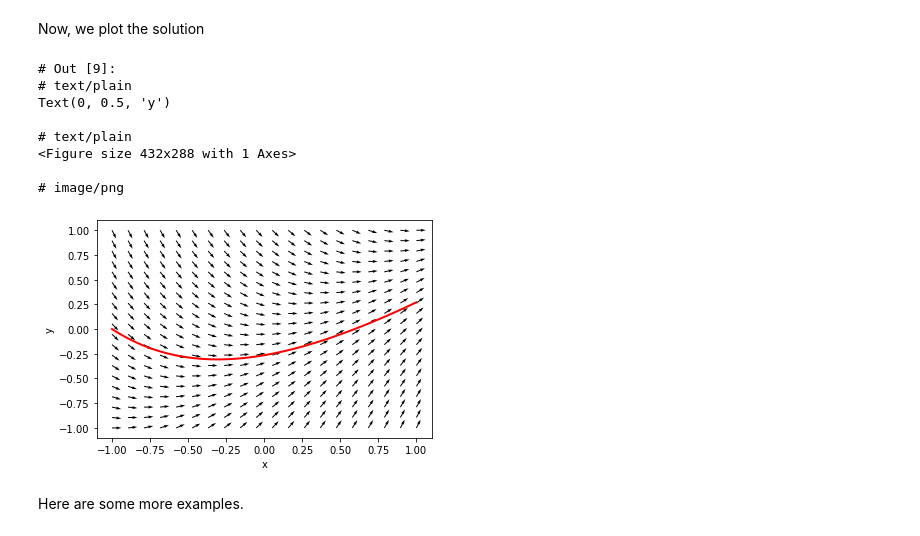
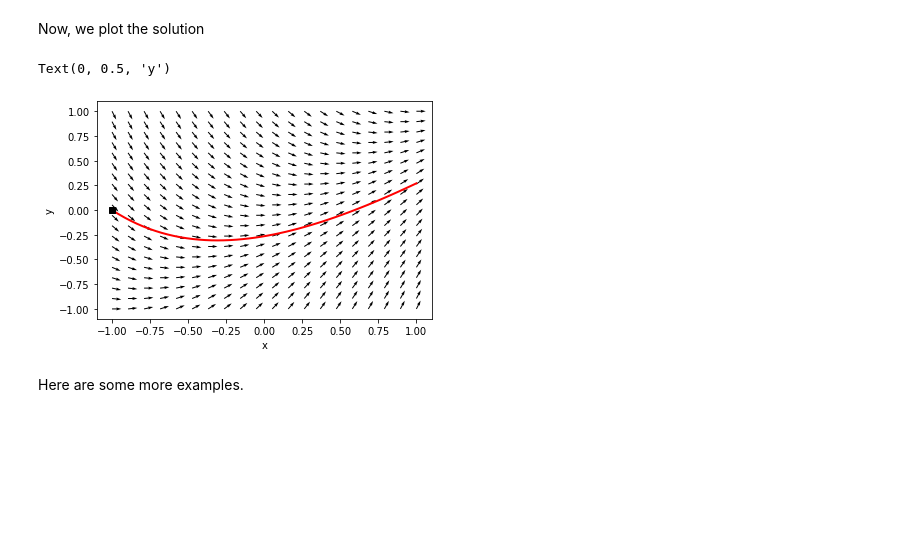
Before and after one commit to jkitchin/f19-06623, a Jupyter notebook: lectures/04-fode-2.ipynb, the cells around one changed output. Cells and saved outputs as stored; diff of their text form; code cells hidden in the pictures; blank space fills up the shorter version.

```diff
--- a/lectures/04-fode-2.ipynb
+++ b/lectures/04-fode-2.ipynb
@@ -132,18 +126,12 @@ Now, we plot the solution
 # %%
 plt.plot(sol.t, sol.y[0], 'r', lw=2)
 plt.quiver(X, Y, U, V)
+plt.plot(-1, 0, 'ks')
 plt.xlabel('x')
 plt.ylabel('y')
 # %% [output]
-# Out [9]:
-# text/plain
 Text(0, 0.5, 'y')
-
-# text/plain
-<Figure size 432x288 with 1 Axes>
-
-# image/png
-[figure, old version]
+[figure, new version]
 # %% [markdown]
 Here are some more examples.
 # %%
```
Also changed, not shown: parts of 24 cells of this notebook.
